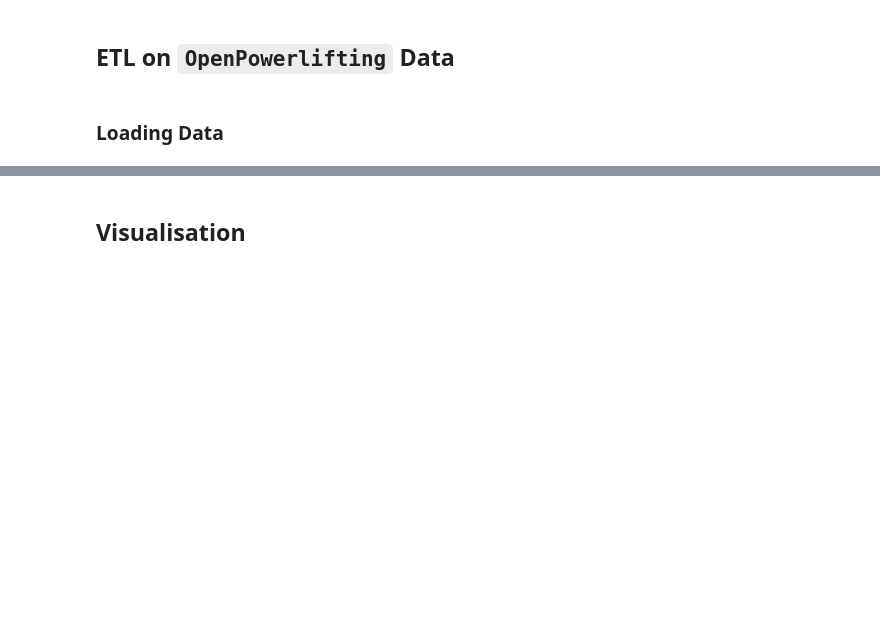
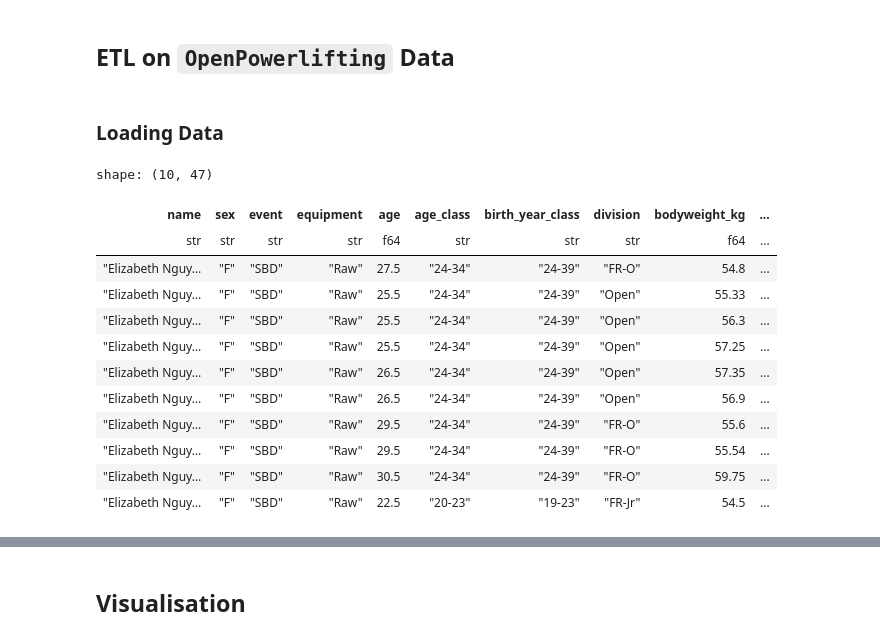
Before and after one commit to namtonthat/powerlifting-ml-progress, a Jupyter notebook: notebooks/etl-polars.ipynb, the cells around one changed output, grey strips where cells are left out. Cells and saved outputs as stored; diff of their text form; code cells hidden in the pictures; blank space fills up the shorter version.

```diff
--- a/notebooks/etl-polars.ipynb
+++ b/notebooks/etl-polars.ipynb
@@ -18,3 +62,21 @@ landing_df = pl.read_parquet(conf.landing_s3_http)
+# %%
+raw_parquet_df = pl.read_parquet("../data/raw/openpowerlifting-latest.parquet")
+# %%
+raw_parquet_df.filter(pl.col("name") == "Elizabeth Nguyen")
+# %% [output]
+shape: (10, 47)
+| name | sex | event | equipment | age | age_class | birth_year_class | division | bodyweight_kg | ... |
+| str | str | str | str | f64 | str | str | str | f64 | ... |
+| "Elizabeth Nguy… | "F" | "SBD" | "Raw" | 27.5 | "24-34" | "24-39" | "FR-O" | 54.8 | ... |
+| "Elizabeth Nguy… | "F" | "SBD" | "Raw" | 25.5 | "24-34" | "24-39" | "Open" | 55.33 | ... |
+| "Elizabeth Nguy… | "F" | "SBD" | "Raw" | 25.5 | "24-34" | "24-39" | "Open" | 56.3 | ... |
+| "Elizabeth Nguy… | "F" | "SBD" | "Raw" | 25.5 | "24-34" | "24-39" | "Open" | 57.25 | ... |
+| "Elizabeth Nguy… | "F" | "SBD" | "Raw" | 26.5 | "24-34" | "24-39" | "Open" | 57.35 | ... |
+| "Elizabeth Nguy… | "F" | "SBD" | "Raw" | 26.5 | "24-34" | "24-39" | "Open" | 56.9 | ... |
+| "Elizabeth Nguy… | "F" | "SBD" | "Raw" | 29.5 | "24-34" | "24-39" | "FR-O" | 55.6 | ... |
+| "Elizabeth Nguy… | "F" | "SBD" | "Raw" | 29.5 | "24-34" | "24-39" | "FR-O" | 55.54 | ... |
+| "Elizabeth Nguy… | "F" | "SBD" | "Raw" | 30.5 | "24-34" | "24-39" | "FR-O" | 59.75 | ... |
+| "Elizabeth Nguy… | "F" | "SBD" | "Raw" | 22.5 | "20-23" | "19-23" | "FR-Jr" | 54.5 | ... |
 # %%
 df = pl.read_parquet(conf.raw_s3_http)
 print(df.shape)
```
Also changed, not shown: parts of 9 cells of this notebook, 4 other files.
